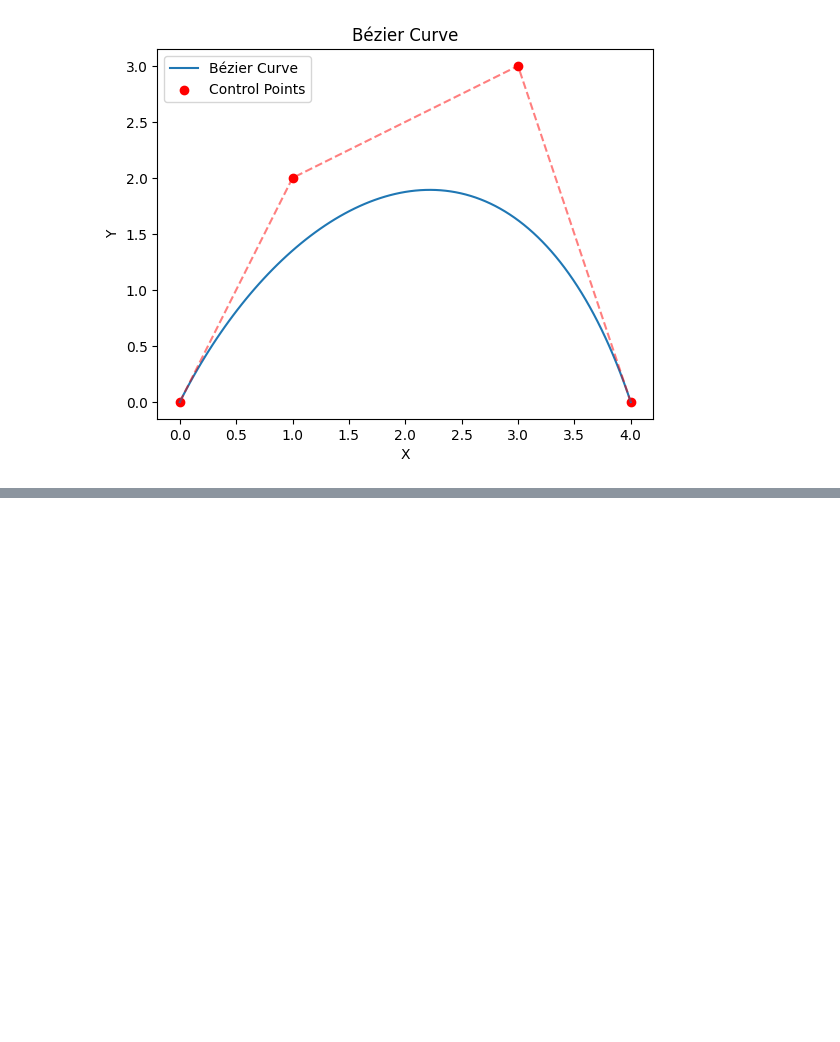
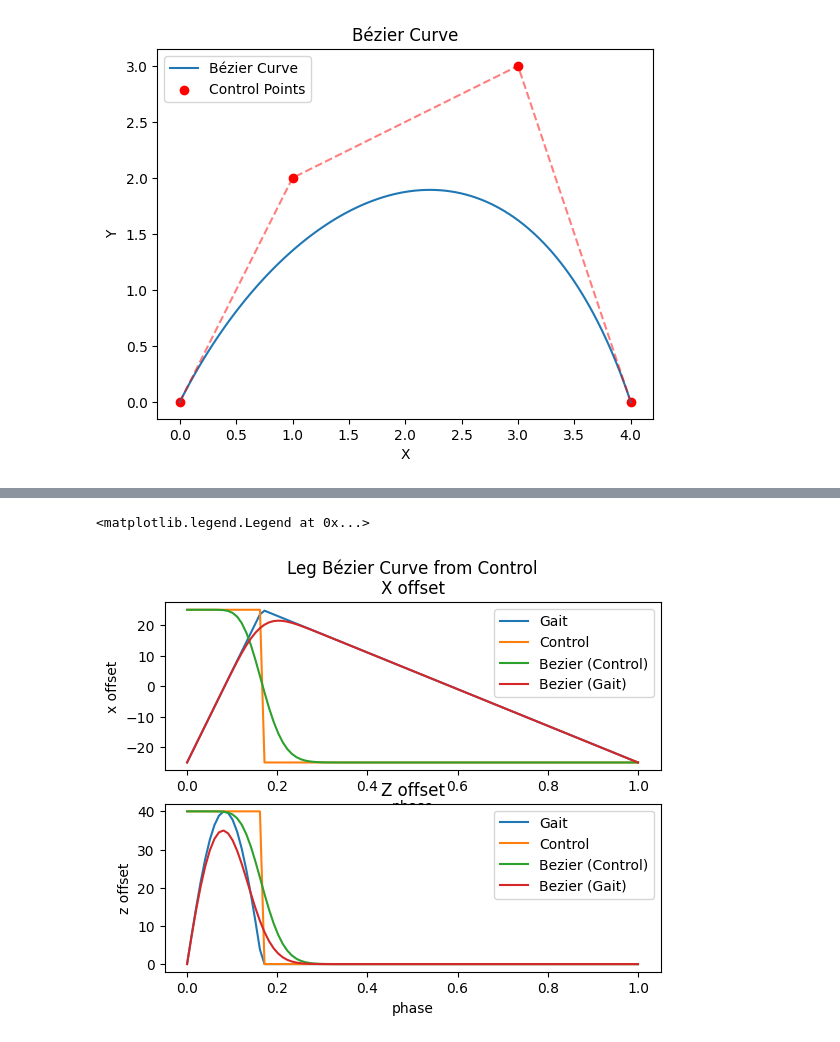
Before and after one commit to Dr-QP/Dr.QP, a Jupyter notebook: notebooks/3_1_appendix_smoothing_splines.ipynb, the cells around one changed output, grey strips where cells are left out. Saved outputs shown, nothing was run; the diff lists cells and outputs as text; code cells hidden in the pictures; blank space fills up the shorter version.

```diff
--- a/notebooks/3_1_appendix_smoothing_splines.ipynb
+++ b/notebooks/3_1_appendix_smoothing_splines.ipynb
@@ -126,7 +126,7 @@ from math import comb
 import matplotlib.pyplot as plt
 
 
-def bezier_curve(control_points, t):
+def bezier_curve(control_points:np.ndarray, t):
     """
     Compute a point on a Bézier curve using the Bernstein polynomial form.
 
@@ -134,15 +134,15 @@ def bezier_curve(control_points, t):
     :param t: Parameter in range [0,1]
     :return: (x, y) coordinate of the curve at parameter t
     """
+    control_points = np.array(control_points)
     n = len(control_points) - 1
-    x, y = 0, 0
+    result = np.zeros(control_points.shape[1])
 
-    for i, (px, py) in enumerate(control_points):
+    for i, p in enumerate(control_points):
         bernstein = comb(n, i) * (t**i) * ((1 - t) ** (n - i))
-        x += bernstein * px
-        y += bernstein * py
+        result += bernstein * p
 
-    return x, y
+    return result
 
 
 # Example usage
@@ -166,0 +238,31 @@ plt.show()
+# %%
+gait_points = np.array([leg_gait_point(p) for p in phase])
+control_pts = np.array([leg_control_point(p) for p in phase])
+
+bezier_control_pts = np.array([bezier_curve(control_pts, t) for t in phase])
+bezier_gaits_points = np.array([bezier_curve(gait_points, t) for t in phase])
+
+fig, ax = plt.subplots(2, 1)
+
+ax[0].set_xlabel('phase')
+ax[0].set_ylabel('x offset')
+ax[0].set_title('Leg Bézier Curve from Control\nX offset')
+ax[0].plot(phase, gait_points[:, 0], label='Gait')
+ax[0].plot(phase, control_pts[:, 0], label='Control')
+ax[0].plot(phase, bezier_control_pts[:, 0], label='Bezier (Control)')
+ax[0].plot(phase, bezier_gaits_points[:, 0], label='Bezier (Gait)')
+
+ax[0].legend()
+
+ax[1].set_xlabel('phase')
+ax[1].set_ylabel('z offset')
+ax[1].set_title('Z offset')
+ax[1].plot(phase, gait_points[:, 1], label='Gait')
+ax[1].plot(phase, control_pts[:, 1], label='Control')
+ax[1].plot(phase, bezier_control_pts[:, 1], label='Bezier (Control)')
+ax[1].plot(phase, bezier_gaits_points[:, 1], label='Bezier (Gait)')
+
+ax[1].legend()
+# %% [output]
+<matplotlib.legend.Legend at 0x...>
+[figure, added]
```
Also changed, not shown: parts of 3 cells of this notebook.
